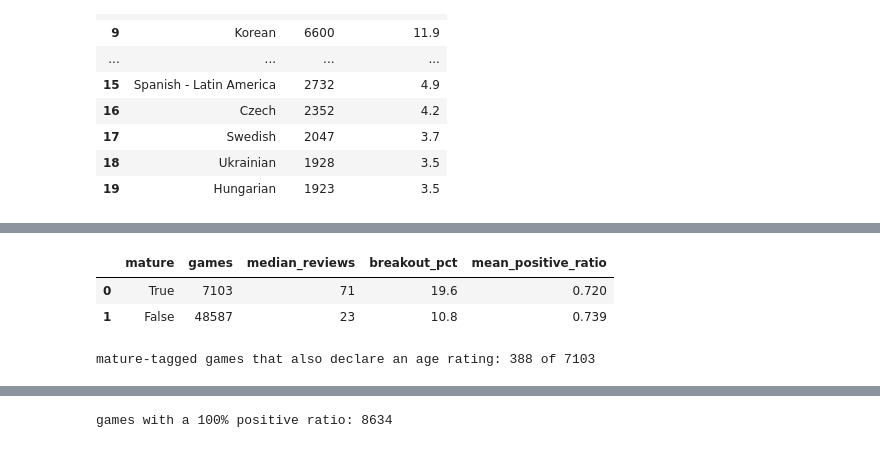
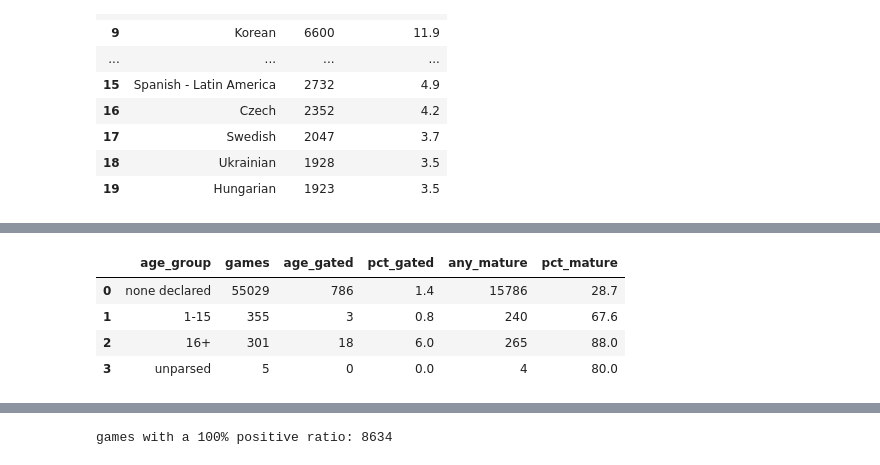
Before and after one commit to paezxavi/jedha_steam_project, a Jupyter notebook: steam_project.ipynb, the cells around one changed output, grey strips where cells are left out. Cells and saved outputs as stored; diff of their text form; code cells hidden in the pictures.

```diff
--- a/steam_project.ipynb
+++ b/steam_project.ipynb
@@ -99,7 +99,13 @@ else:
     spark.sparkContext.setLogLevel("ERROR")
 
     def display(x, n=1000):
-        _ipython_display(x.limit(n).toPandas() if isinstance(x, DataFrame) else x)
+        if isinstance(x, DataFrame):
+            # toPandas() widens a nullable int column to float; Int64 keeps it an
+            # integer with <NA>, which is what Databricks' own display() shows.
+            ints = [f.name for f in x.schema.fields
+                    if isinstance(f.dataType, (IntegerType, LongType))]
+            x = x.limit(n).toPandas().astype({c: "Int64" for c in ints})
+        _ipython_display(x)
 
     def materialise(df, name):
         return df.cache()
@@ -107,8 +113,8 @@ else:
     DATA_PATH = "data/steam_game_output.json"
 
 from pyspark.sql import functions as F, Window
-from pyspark.sql.types import (StructType, StructField, StringType, LongType,
-                               BooleanType, ArrayType, MapType)
+from pyspark.sql.types import (StructType, StructField, StringType, IntegerType,
+                               LongType, BooleanType, ArrayType, MapType)
 
 print("Spark", spark.version, "| Databricks" if IS_DATABRICKS else "| local", "|", DATA_PATH)
 # %% [output]
@@ -908,15 +875,42 @@ The community tags do carry the signal, so the brief's question is better answer
 # %%
-MATURE_TAGS = ["Violent", "Gore", "Nudity", "Sexual Content", "NSFW", "Hentai", "Mature"]
+# Tags grouped the way Steam's own content descriptors group: the first list maps to the
+# two that force an 18+ affirmation, the second adds the three that only disclose.
+AGE_GATED = ["Hentai", "NSFW"]
+DISCLOSED = AGE_GATED + [
+    "Nudity", "Sexual Content",                                    # some nudity or sexual content
+    "Gore", "Violent", "Blood",                                    # frequent violence or gore
+    "Mature", "Horror", "Survival Horror", "Psychological Horror",  # general mature content
+    "Zombies", "Crime", "War", "World War I", "World War II", "Cold War",
+    "Dark", "Dark Fantasy", "Dark Humor", "Dark Comedy", "Demons", "Psychological",
+    "Gambling", "Assassin", "Villain Protagonist", "Heist"]
 
-games = games.withColumn("mature",
-    F.size(F.array_intersect(F.map_keys("tags"), F.array(*[F.lit(t) for t in MATURE_TAGS]))) > 0)
+def has_tag(tags):
+    return F.size(F.array_intersect(F.map_keys("tags"),
+                                    F.array(*[F.lit(t) for t in tags]))) > 0
 
-display(outcome(games, "mature"))
-print("mature-tagged games that also declare an age rating:",
-      games.filter(F.col("mature") & (F.col("age_rating") > 0)).count(),
-      "of", games.filter("mature").count())
+games = (games.withColumn("age_gated", has_tag(AGE_GATED))
+              .withColumn("mature", has_tag(DISCLOSED)))
+
+group_rank = (F.when(F.col("age_rating") == 0, 0)
+               .when(F.col("age_rating") < 16, 1)
+               .when(F.col("age_rating") >= 16, 2)
+               .otherwise(3))
+age_group = (F.when(group_rank == 0, "none declared")
+              .when(group_rank == 1, "1-15")
+              .when(group_rank == 2, "16+")
+              .otherwise("unparsed"))
+
+display(games.withColumn("rank", group_rank).withColumn("age_group", age_group)
+        .groupBy("rank", "age_group").agg(
+            F.count("*").alias("games"),
+            F.sum(F.col("age_gated").cast("int")).alias("age_gated"),
+            F.round(100 * F.avg(F.col("age_gated").cast("int")), 1).alias("pct_gated"),
+            F.sum(F.col("mature").cast("int")).alias("any_mature"),
+            F.round(100 * F.avg(F.col("mature").cast("int")), 1).alias("pct_mature"))
+        .orderBy("rank").drop("rank"))
 # %% [output]
-|  | mature | games | median_reviews | breakout_pct | mean_positive_ratio |
-| 0 | True | 7103 | 71 | 19.6 | 0.720 |
-| 1 | False | 48587 | 23 | 10.8 | 0.739 |
+|  | age_group | games | age_gated | pct_gated | any_mature | pct_mature |
+| 0 | none declared | 55029 | 786 | 1.4 | 15786 | 28.7 |
+| 1 | 1-15 | 355 | 3 | 0.8 | 240 | 67.6 |
+| 2 | 16+ | 301 | 18 | 6.0 | 265 | 88.0 |
+| 3 | unparsed | 5 | 0 | 0.0 | 4 | 80.0 |
-mature-tagged games that also declare an age rating: 388 of 7103
```
Also changed, not shown: parts of 21 cells of this notebook, 2 other files.
